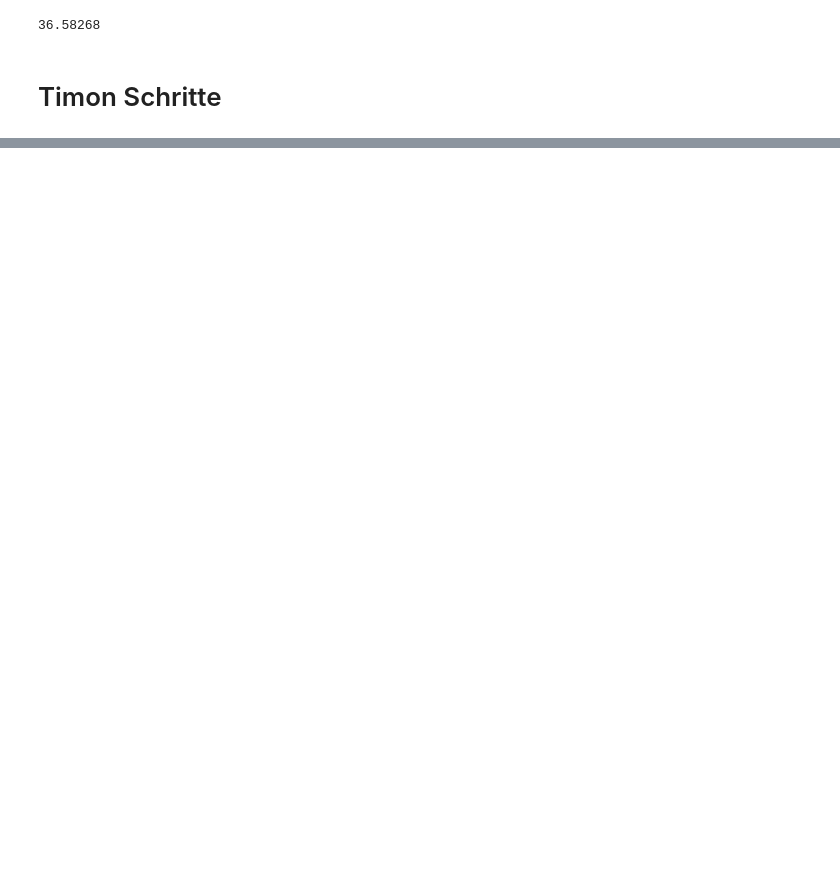
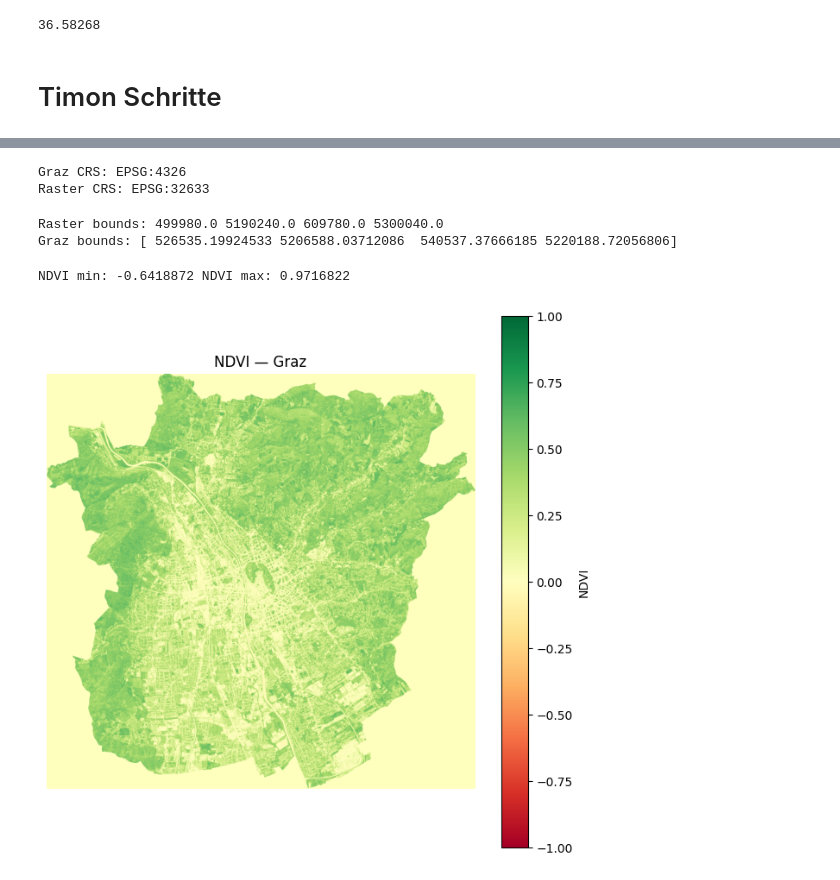
Before and after one commit to heinrichstrasse/GST.200B_MidtermPro, a Jupyter notebook: midtermproV1.ipynb, the cells around one changed output, grey strips where cells are left out. Cells and saved outputs as stored; diff of their text form; code cells hidden in the pictures; blank space fills up the shorter version.

Commit message:
ndvi and lulc calculation

```diff
--- a/midtermproV1.ipynb
+++ b/midtermproV1.ipynb
@@ -352,8 +354,8 @@ Pop raster CRS: EPSG:4326
 
 
 # Paths
-src_path = Path("../data/MidtermPro/Data/RAW/aut_ppp_2020_constrained.tif")
-dst_path = Path("../data/MidtermPro/Data/OutputIPYNB/AutPop2020_31256.tif")
+src_path = Path("C:\\Users\\adily\MID_PROJECT\\aut_ppp_2020_constrained.tif")
+dst_path = Path("C:\\Users\\adily\MID_PROJECT\\AutPop2020_31256.tif")
 
 # Target CRS
 dst_crs = "EPSG:31256"
@@ -439,8 +441,8 @@ Clipped raster saved: ../data/MidtermPro/Data/OutputIPYNB/AutPop2020_Graz31256te
 # %%
 
 
-src_path = Path("../data/MidtermPro/Data/OutputIPYNB/AutPop2020_Graz31256temp.tif")
-dst_path = Path("../data/MidtermPro/Data/OutputIPYNB/PopDensGraz31256_final.tif")
+src_path = Path("C:\\Users\\adily\MID_PROJECT\\AutPop2020_Graz31256temp.tif")
+dst_path = Path("C:\\Users\\adily\MID_PROJECT\\PopDensGraz31256_final.tif")
 
 with rasterio.open(src_path) as src:
     arr = src.read(1)
@@ -469,6 +471,6 @@ Filled raster saved: ../data/MidtermPro/Data/OutputIPYNB/PopDensGraz31256_final.
 min: 0.0 max: 36.58268
 # %%
-with rasterio.open("../data/MidtermPro/Data/OutputIPYNB/PopDensGraz31256_final.tif") as src:
+with rasterio.open("C:\\Users\\adily\MID_PROJECT\\PopDensGraz31256_final.tif") as src:
     arr = src.read(1)
     print(arr.max())
 # %% [output]
@@ -553,0 +626,61 @@ Note: you may need to restart the kernel to use updated packages.
+# %%
+
+# Vector boundary
+graz = gpd.read_file("graz_boundary.geojson")
+print("Graz CRS:", graz.crs)
+
+# Raster
+with rasterio.open(r"C:\Users\adily\MID_PROJECT\NDVI_raw.tif") as src:
+    print("Raster CRS:", src.crs)
+
+# Reproject Graz boundary to raster CRS
+graz_raster_crs = graz.to_crs(src.crs)
+# %% [output]
+Graz CRS: EPSG:4326
+Raster CRS: EPSG:32633
+# %%
+# Checking spatial overlap
+minx, miny, maxx, maxy = src.bounds
+print("Raster bounds:", minx, miny, maxx, maxy)
+
+print("Graz bounds:", graz_raster_crs.total_bounds)
+# %% [output]
+Raster bounds: 499980.0 5190240.0 609780.0 5300040.0
+Graz bounds: [ 526535.19924533 5206588.03712086  540537.37666185 5220188.72056806]
+# %%
+# Clipping
+
+geom = [json.loads(graz_raster_crs.to_json())["features"][0]["geometry"]]
+
+with rasterio.open(r"C:\Users\adily\MID_PROJECT\NDVI_raw.tif") as src:
+    ndvi_clip, ndvi_transform = mask(src, geom, crop=True, nodata=src.nodata)
+    clip_meta = src.meta.copy()
+    clip_meta.update({
+        "height": ndvi_clip.shape[1],
+        "width": ndvi_clip.shape[2],
+        "transform": ndvi_transform,
+        "nodata": src.nodata
+    })
+
+# Save
+with rasterio.open(r"C:\Users\adily\MID_PROJECT\NDVI_raw.tif", "w", **clip_meta) as dst:
+    dst.write(ndvi_clip)
+# %%
+
+
+with rasterio.open(r"C:\Users\adily\MID_PROJECT\NDVI_raw.tif") as src:
+    ndvi = src.read(1)
+
+# Check min/max
+print("NDVI min:", ndvi.min(), "NDVI max:", ndvi.max())
+
+# Plot properly
+plt.figure(figsize=(8,8))
+plt.imshow(ndvi, cmap='RdYlGn', vmin=-1, vmax=1)  # NDVI color map
+plt.colorbar(label="NDVI")
+plt.title("NDVI — Graz")
+plt.axis('off')
+plt.show()
+# %% [output]
+NDVI min: -0.6418872 NDVI max: 0.9716822
+[figure, added]
```
Also changed, not shown: parts of 25 cells of this notebook, 1 other file.
